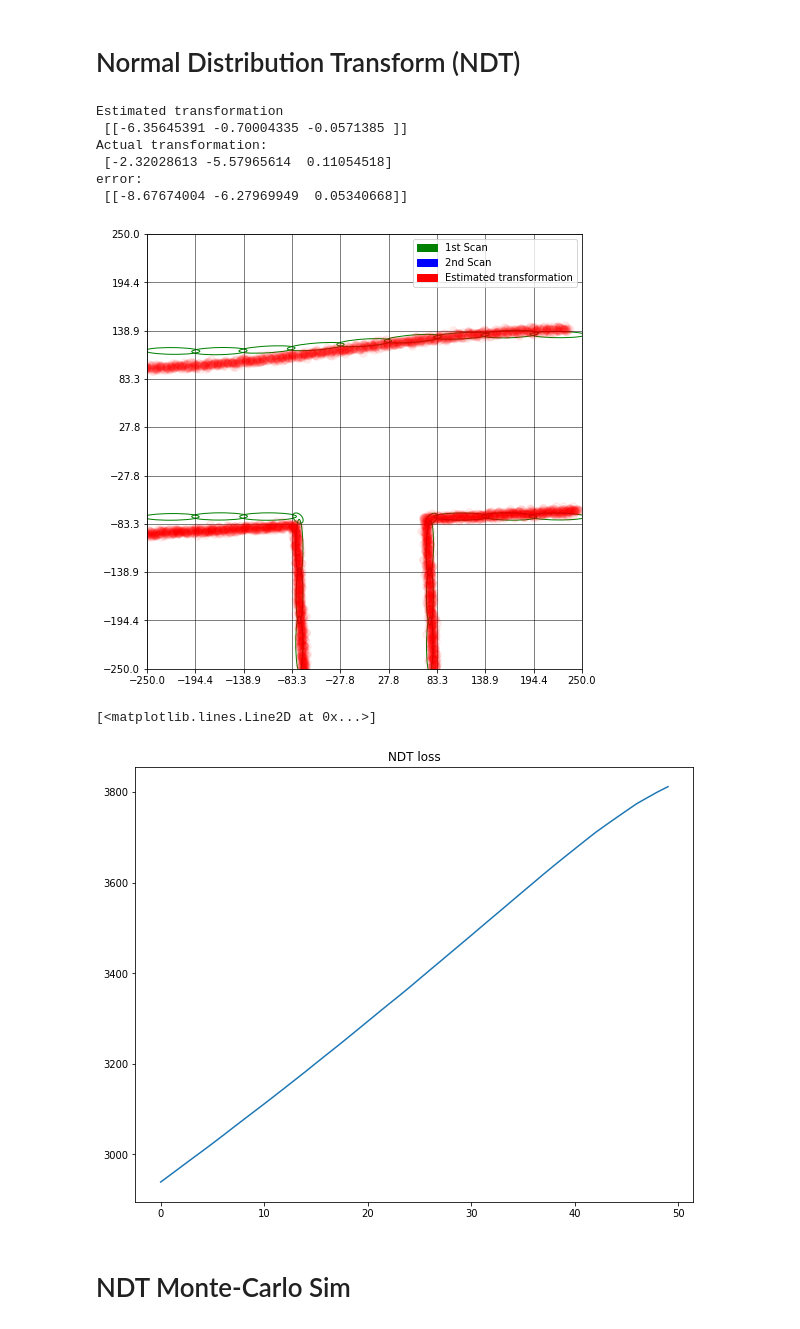
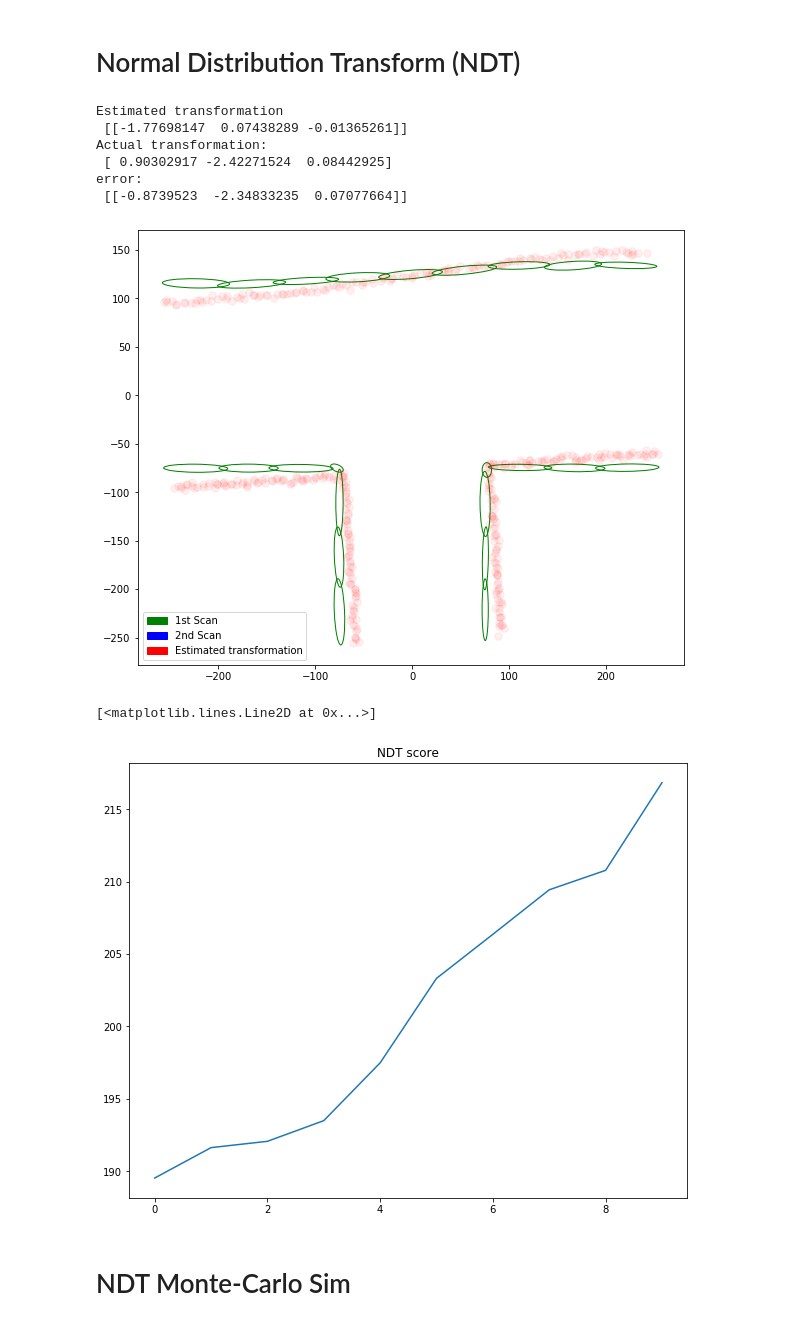
Before and after one commit to mcdermatt/ASAR, a Jupyter notebook: v1/train_network.ipynb, the cells around one changed output. Saved outputs shown, nothing was run; the diff lists cells and outputs as text; code cells hidden in the pictures.

```diff
--- a/v1/train_network.ipynb
+++ b/v1/train_network.ipynb
@@ -443,47 +443,48 @@ good accuracy but SLOW
 # %%
 # from NDT import NDT_old as NDT
 from NDT import NDT
 
 fig9 = plt.figure()
 ax9 = fig9.add_subplot()
 # ax9.set_xlim(-125,150)
 green = mpatches.Patch(color='green', label='1st Scan')
 blue = mpatches.Patch(color='blue', label='2nd Scan')
 red = mpatches.Patch(color='red', label='Estimated transformation')
 plt.legend(handles=[green, blue, red])
 ax9.set_aspect('equal')
 
 # a = int(100*np.random.rand())
 # print(a)
 a = 59 #59 #10 #97 #33 #easy test scans
 fidelity = 10 # [N x N] grid of ellipses
-nc = 50  # number of cycles
+nc = 10  # number of cycles
 atd = True #along track demo
+lim = np.array([-250,250,-250,250])
 
 r, t, results, x_actual = NDT(dat1[a],dat2[a],fig9,ax9, fid = fidelity,
                               num_cycles = nc, along_track_demo = atd,
-                             output_actual = True)
+                             output_actual = True, lims = lim)
 x_est = np.array([t[0], t[1], r]).T
 print("Estimated transformation \n", np.array(x_est))
 print("Actual transformation: \n", x_actual)
 print("error: \n", x_est + x_actual)
 # %% [output]
 Estimated transformation
- [[-6.35645391 -0.70004335 -0.0571385 ]]
+ [[-1.77698147  0.07438289 -0.01365261]]
 Actual transformation:
- [-2.32028613 -5.57965614  0.11054518]
+ [ 0.90302917 -2.42271524  0.08442925]
 error:
- [[-8.67674004 -6.27969949  0.05340668]]
+ [[-0.8739523  -2.34833235  0.07077664]]
-[figure, old version]
+[figure, new version]
 # %%
 fig10 = plt.figure()
 ax10 = fig10.add_subplot()
-ax10.set_title("NDT loss")
+ax10.set_title("NDT score")
 
 ax10.plot(results)
 # %% [output]
 [<matplotlib.lines.Line2D at 0x...>]
-[figure, old version]
+[figure, new version]
 # %% [markdown]
 # NDT Monte-Carlo Sim
 # %%
```
Also changed, not shown: parts of 4 cells of this notebook, 3 other files.
